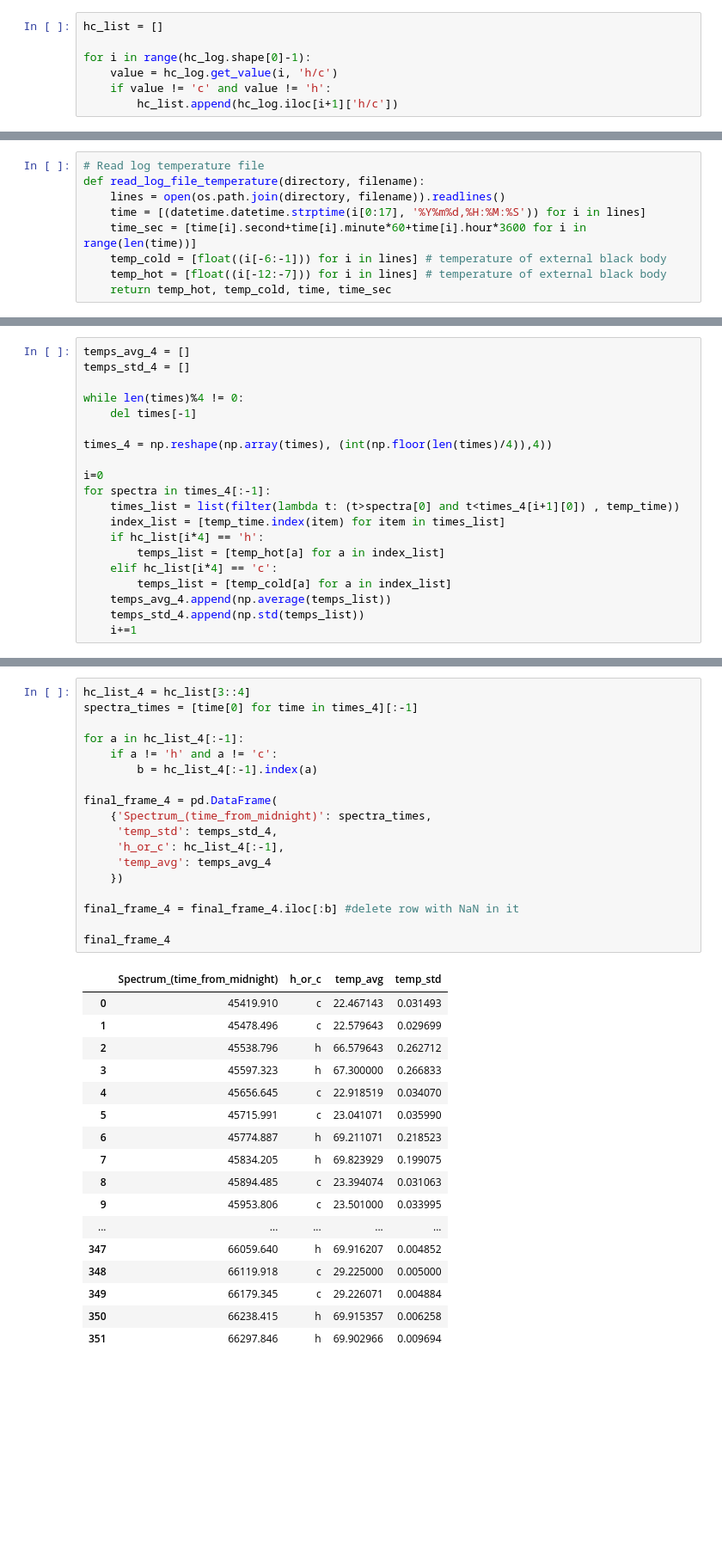
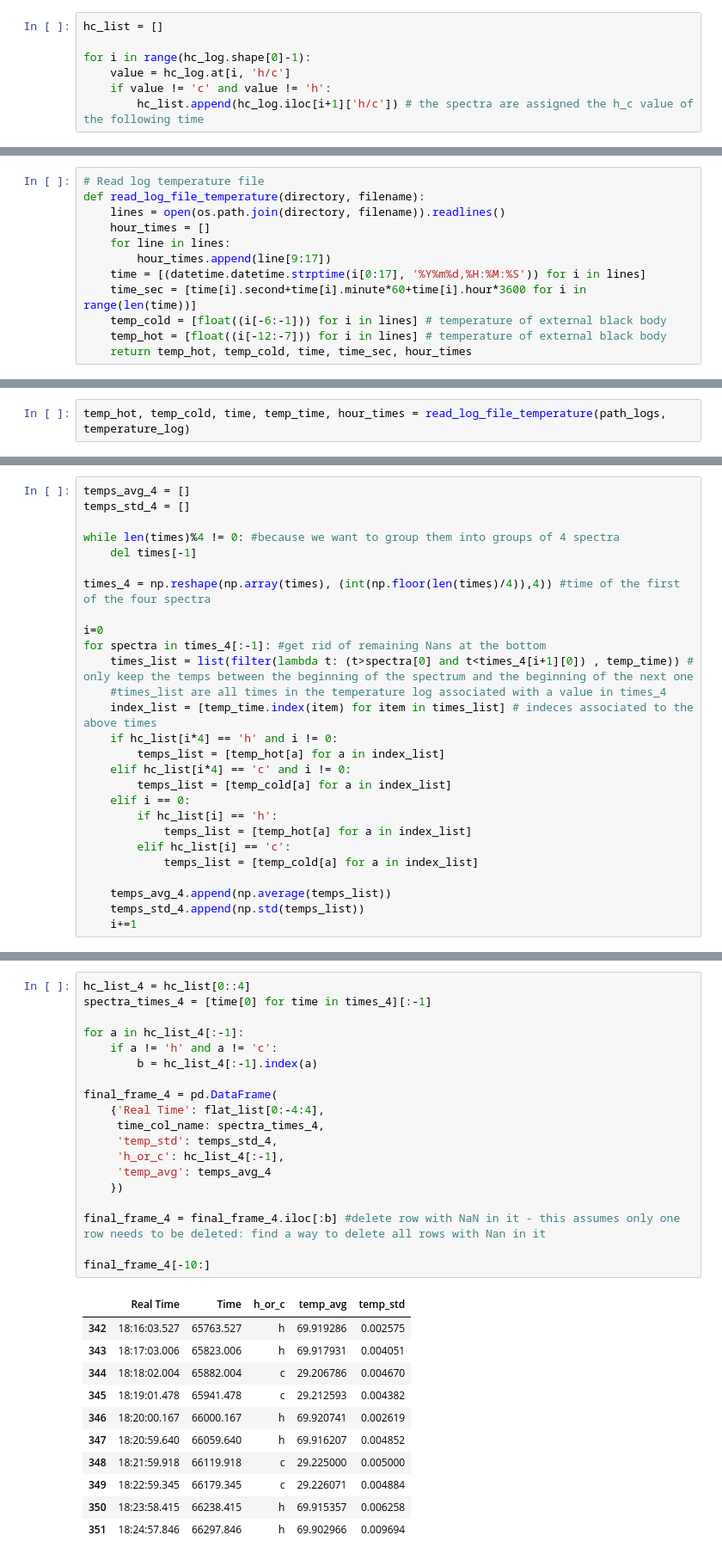
Before and after one commit to micolbedarida/MSci_Project, a Jupyter notebook: matching_time_and_temps.ipynb, the cells around one changed output, grey strips where cells are left out. Shown: that part at 86% size. Drawn from its saved outputs; the diff is of its cells as text; blank space fills up the shorter version.

```diff
--- a/matching_time_and_temps.ipynb
+++ b/matching_time_and_temps.ipynb
@@ -137,7 +148,7 @@ for t in times:
 hc_list = []
 
 for i in range(hc_log.shape[0]-1):
-    value = hc_log.get_value(i, 'h/c')
+    value = hc_log.at[i, 'h/c']
     if value != 'c' and value != 'h':
-        hc_list.append(hc_log.iloc[i+1]['h/c'])
+        hc_list.append(hc_log.iloc[i+1]['h/c']) # the spectra are assigned the h_c value of the following time
 # %%
@@ -172,8 +179,11 @@ hc_and_times
 # Read log temperature file
 def read_log_file_temperature(directory, filename):
     lines = open(os.path.join(directory, filename)).readlines()
+    hour_times = []
+    for line in lines:
+        hour_times.append(line[9:17])
     time = [(datetime.datetime.strptime(i[0:17], '%Y%m%d,%H:%M:%S')) for i in lines]
     time_sec = [time[i].second+time[i].minute*60+time[i].hour*3600 for i in range(len(time))]
     temp_cold = [float((i[-6:-1])) for i in lines] # temperature of external black body
     temp_hot = [float((i[-12:-7])) for i in lines] # temperature of external black body
-    return temp_hot, temp_cold, time, time_sec
+    return temp_hot, temp_cold, time, time_sec, hour_times
@@ -182,2 +190,4 @@ temp_hot, temp_cold, time, temp_time = read_log_file_temperature('/Users/micol/D
+# %%
+temp_hot, temp_cold, time, temp_time, hour_times = read_log_file_temperature(path_logs, temperature_log)
 # %%
 temp_log = pd.DataFrame(
@@ -251,19 +250,26 @@ final_frame
 temps_avg_4 = []
 temps_std_4 = []
 
-while len(times)%4 != 0:
+while len(times)%4 != 0: #because we want to group them into groups of 4 spectra
     del times[-1]
 
-times_4 = np.reshape(np.array(times), (int(np.floor(len(times)/4)),4))
+times_4 = np.reshape(np.array(times), (int(np.floor(len(times)/4)),4)) #time of the first of the four spectra
 
 i=0
-for spectra in times_4[:-1]:
-    times_list = list(filter(lambda t: (t>spectra[0] and t<times_4[i+1][0]) , temp_time))
-    index_list = [temp_time.index(item) for item in times_list]
-    if hc_list[i*4] == 'h':
+for spectra in times_4[:-1]: #get rid of remaining Nans at the bottom
+    times_list = list(filter(lambda t: (t>spectra[0] and t<times_4[i+1][0]) , temp_time)) # only keep the temps between the beginning of the spectrum and the beginning of the next one
+    #times_list are all times in the temperature log associated with a value in times_4
+    index_list = [temp_time.index(item) for item in times_list] # indeces associated to the above times
+    if hc_list[i*4] == 'h' and i != 0:
         temps_list = [temp_hot[a] for a in index_list]
-    elif hc_list[i*4] == 'c':
+    elif hc_list[i*4] == 'c' and i != 0:
         temps_list = [temp_cold[a] for a in index_list]
+    elif i == 0:
+        if hc_list[i] == 'h':
+            temps_list = [temp_hot[a] for a in index_list]
+        elif hc_list[i] == 'c':
+            temps_list = [temp_cold[a] for a in index_list]
+
     temps_avg_4.append(np.average(temps_list))
     temps_std_4.append(np.std(temps_list))
     i+=1
@@ -279,38 +286,33 @@ plt.show()
 # %% [output]
 [figure]
 # %%
-hc_list_4 = hc_list[3::4]
-spectra_times = [time[0] for time in times_4][:-1]
+hc_list_4 = hc_list[0::4]
+spectra_times_4 = [time[0] for time in times_4][:-1]
 
 for a in hc_list_4[:-1]:
     if a != 'h' and a != 'c':
         b = hc_list_4[:-1].index(a)
 
 final_frame_4 = pd.DataFrame(
-    {'Spectrum_(time_from_midnight)': spectra_times,
+    {'Real Time': flat_list[0:-4:4],
+     time_col_name: spectra_times_4,
      'temp_std': temps_std_4,
      'h_or_c': hc_list_4[:-1],
      'temp_avg': temps_avg_4
     })
 
-final_frame_4 = final_frame_4.iloc[:b] #delete row with NaN in it
+final_frame_4 = final_frame_4.iloc[:b] #delete row with NaN in it - this assumes only one row needs to be deleted: find a way to delete all rows with Nan in it
 
-final_frame_4
+final_frame_4[-10:]
 # %% [output]
-|  | Spectrum_(time_from_midnight) | h_or_c | temp_avg | temp_std |
-| 0 | 45419.910 | c | 22.467143 | 0.031493 |
-| 1 | 45478.496 | c | 22.579643 | 0.029699 |
-| 2 | 45538.796 | h | 66.579643 | 0.262712 |
-| 3 | 45597.323 | h | 67.300000 | 0.266833 |
-| 4 | 45656.645 | c | 22.918519 | 0.034070 |
-| 5 | 45715.991 | c | 23.041071 | 0.035990 |
-| 6 | 45774.887 | h | 69.211071 | 0.218523 |
-| 7 | 45834.205 | h | 69.823929 | 0.199075 |
-| 8 | 45894.485 | c | 23.394074 | 0.031063 |
-| 9 | 45953.806 | c | 23.501000 | 0.033995 |
-| ... | ... | ... | ... | ... |
-| 347 | 66059.640 | h | 69.916207 | 0.004852 |
-| 348 | 66119.918 | c | 29.225000 | 0.005000 |
-| 349 | 66179.345 | c | 29.226071 | 0.004884 |
-| 350 | 66238.415 | h | 69.915357 | 0.006258 |
-| 351 | 66297.846 | h | 69.902966 | 0.009694 |
+|  | Real Time | Time | h_or_c | temp_avg | temp_std |
+| 342 | 18:16:03.527 | 65763.527 | h | 69.919286 | 0.002575 |
+| 343 | 18:17:03.006 | 65823.006 | h | 69.917931 | 0.004051 |
+| 344 | 18:18:02.004 | 65882.004 | c | 29.206786 | 0.004670 |
+| 345 | 18:19:01.478 | 65941.478 | c | 29.212593 | 0.004382 |
+| 346 | 18:20:00.167 | 66000.167 | h | 69.920741 | 0.002619 |
+| 347 | 18:20:59.640 | 66059.640 | h | 69.916207 | 0.004852 |
+| 348 | 18:21:59.918 | 66119.918 | c | 29.225000 | 0.005000 |
+| 349 | 18:22:59.345 | 66179.345 | c | 29.226071 | 0.004884 |
+| 350 | 18:23:58.415 | 66238.415 | h | 69.915357 | 0.006258 |
+| 351 | 18:24:57.846 | 66297.846 | h | 69.902966 | 0.009694 |
```
Also changed, not shown: parts of 42 cells of this notebook.
